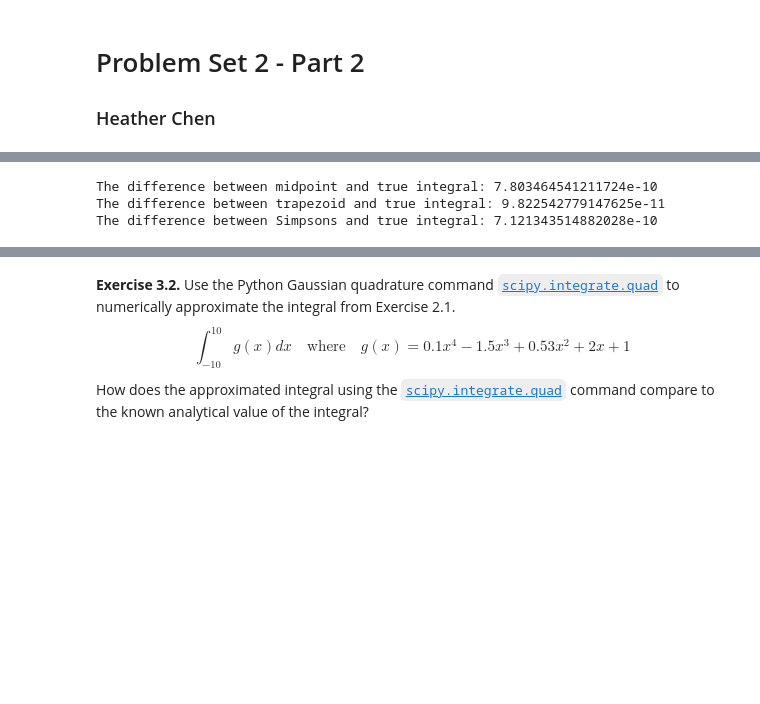
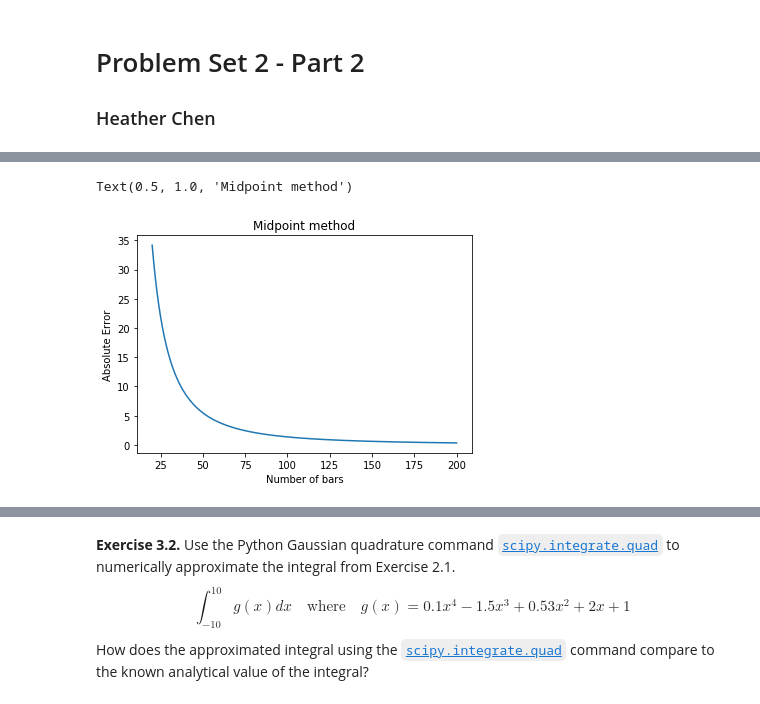
Before and after one commit to heathercchen/persp-model-econ_w20, a Jupyter notebook: ProblemSets/PS2/PS2-Part 2-Heather Chen.ipynb, the cells around one changed output, grey strips where cells are left out. Cells and saved outputs as stored; diff of their text form; code cells hidden in the pictures; blank space fills up the shorter version.

```diff
--- a/ProblemSets/PS2/PS2-Part 2-Heather Chen.ipynb
+++ b/ProblemSets/PS2/PS2-Part 2-Heather Chen.ipynb
@@ -47,10 +52,15 @@ f_x = 0.1*x**4 - 1.5*x**3 + 0.53*x**2 + 2*x + 1
 f = sy.lambdify(x, f_x)
 f_x_int = lambda x: (0.1/5)*x**5 - (1.5/4)*x**4 + (0.53/3)*x**3 + x**2 + x
 f_int = f_x_int(10) - f_x_int(-10)
-for method in ["midpoint", "trapezoid", "Simpsons"]:
-    dif = abs(f_int - NCquadrature(f, -10, 10, 10000000, method))
-    print("The difference between {} and true integral: {}".format(method, dif))
-# %% [output]
-The difference between midpoint and true integral: 7.803464541211724e-10
-The difference between trapezoid and true integral: 9.822542779147625e-11
-The difference between Simpsons and true integral: 7.121343514882028e-10
+# %%
+Nvec = np.arange(20, 201, 1)
+dif1 = [abs(f_int - NCquadrature(f, -10, 10, n, "midpoint")) for n in Nvec]
+difarray = np.array(dif)
+ax = plt.gca()
+ax.plot(Nvec, dif1)
+plt.xlabel("Number of bars")
+plt.ylabel("Absolute Error")
+plt.title("Midpoint method")
+# %% [output]
+Text(0.5, 1.0, 'Midpoint method')
+[figure, added]
```
Also changed, not shown: parts of 20 cells of this notebook.
